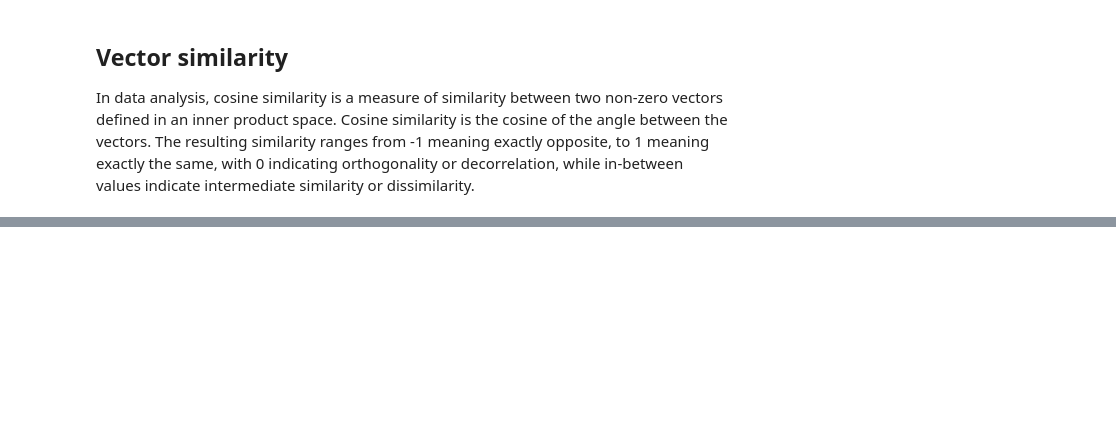
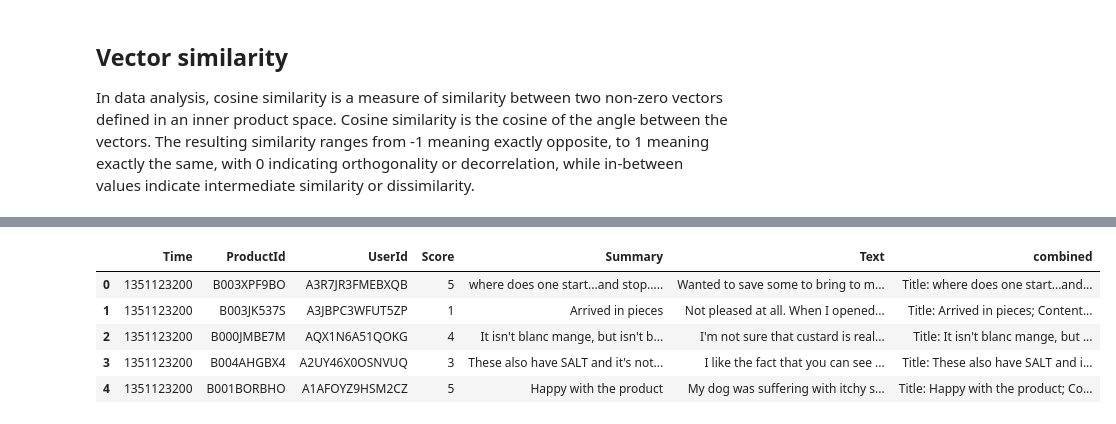
Before and after one commit to rawar/conversational-apps-with-langchain, a Jupyter notebook: notebooks/tokens-embeddings.ipynb, the cells around one changed output, grey strips where cells are left out. Drawn from its saved outputs; the diff is of its cells as text; code cells hidden in the pictures; blank space fills up the shorter version.

```diff
--- a/notebooks/tokens-embeddings.ipynb
+++ b/notebooks/tokens-embeddings.ipynb
@@ -56,0 +70,21 @@ print(cosine_similarity(vector,vector_3))
+# %%
+datafile_path = "../data/fine_food_reviews_1k.csv"
+df = pd.read_csv(datafile_path)
+# %%
+df = df[["Time", "ProductId", "UserId", "Score", "Summary", "Text"]]
+df = df.dropna()
+# %%
+df["combined"] = (
+    "Title: " + df.Summary.str.strip() + "; Content: " + df.Text.str.strip()
+)
+# %%
+df = df.head(30)
+# %%
+df.head()
+# %% [output]
+|  | Time | ProductId | UserId | Score | Summary | Text | combined |
+| 0 | 1351123200 | B003XPF9BO | A3R7JR3FMEBXQB | 5 | where does one start...and stop..... | Wanted to save some to bring to m... | Title: where does one start...and... |
+| 1 | 1351123200 | B003JK537S | A3JBPC3WFUT5ZP | 1 | Arrived in pieces | Not pleased at all. When I opened... | Title: Arrived in pieces; Content... |
+| 2 | 1351123200 | B000JMBE7M | AQX1N6A51QOKG | 4 | It isn't blanc mange, but isn't b... | I'm not sure that custard is real... | Title: It isn't blanc mange, but ... |
+| 3 | 1351123200 | B004AHGBX4 | A2UY46X0OSNVUQ | 3 | These also have SALT and it's not... | I like the fact that you can see ... | Title: These also have SALT and i... |
+| 4 | 1351123200 | B001BORBHO | A1AFOYZ9HSM2CZ | 5 | Happy with the product | My dog was suffering with itchy s... | Title: Happy with the product; Co... |
```
Also changed, not shown: parts of 28 cells of this notebook, 2 other files.
